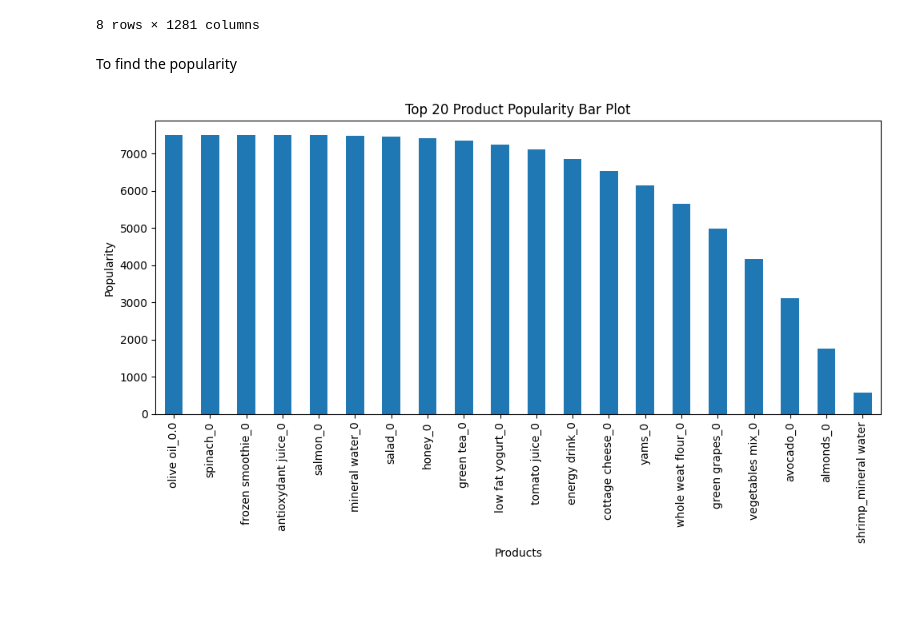
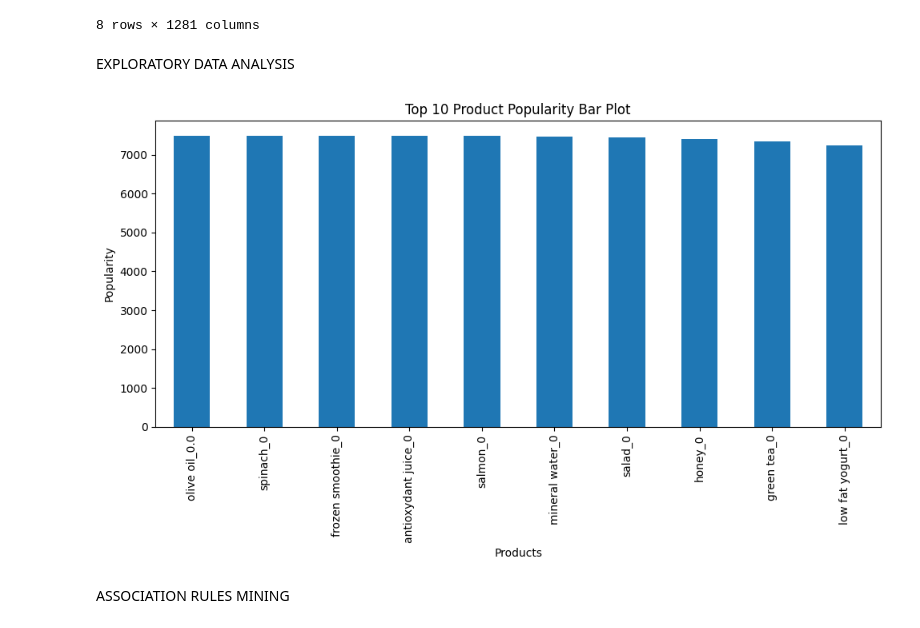
Before and after one commit to Akshithaa25/Machine_Learning_502, a Jupyter notebook: 2348502_ML_LAB_3.ipynb, the cells around one changed output. Saved outputs shown, nothing was run; the diff lists cells and outputs as text; code cells hidden in the pictures; blank space fills up the shorter version.

```diff
--- a/2348502_ML_LAB_3.ipynb
+++ b/2348502_ML_LAB_3.ipynb
@@ -20,4 +8,3 @@ Saving Market_Basket_Optimisation.csv to Market_Basket_Optimisation.csv
 # %%
-data = pd.read_csv('Market_Basket_Optimisation.csv')
-data.head(10)
+df = pd.read_csv('/content/Market_Basket_Optimisation - Market_Basket_Optimisation.csv', header = None)
 # %% [output]
@@ -60 +64,3 @@ dtype: int64
+# %%
+df=df.fillna(value=0)
 # %%
@@ -67,5 +106,5 @@ Text(0.5, 1.0, 'Number of Missing Values')
 # %%
-data = pd.get_dummies(data, columns = ['shrimp','almonds','avocado','vegetables mix','green grapes','whole weat flour',
+df = pd.get_dummies(df, columns = ['shrimp','almonds','avocado','vegetables mix','green grapes','whole weat flour',
                                    'yams','cottage cheese','energy drink','tomato juice','low fat yogurt','green tea','honey','salad','mineral water','salmon',
                                    'antioxydant juice','frozen smoothie','spinach','olive oil'])
 # %%
@@ -91,29 +130,31 @@ data.describe()
 | 75% | 0.000000 | 0.000000 | 0.000000 | 0.000000 | 0.000000 | ... |
 | max | 1.000000 | 1.000000 | 1.000000 | 1.000000 | 1.000000 | ... |
 8 rows × 1281 columns
-# %% [markdown]
-To find the popularity
+# %% [markdown]
+EXPLORATORY DATA ANALYSIS
 # %%
-product_popularity = data.sum()
+product_popularity = df.sum()
 # %%
 sorted_product_popularity = product_popularity.sort_values(ascending=False)
 # %%
-top_n = 20
+top_n = 10
 top_n_products = sorted_product_popularity[:top_n]
 
 plt.figure(figsize=(10, 6))
 
 
 top_n_products.plot(kind='bar')
 
 plt.xlabel('Products')
 plt.ylabel('Popularity')
 plt.title(f'Top {top_n} Product Popularity Bar Plot')
 
 
 plt.xticks(rotation=90)
 
 plt.tight_layout()
 plt.show()
 # %% [output]
-[figure, old version]
+[figure, new version]
+# %% [markdown]
+ASSOCIATION RULES MINING
```
Also changed, not shown: parts of 28 cells of this notebook.
